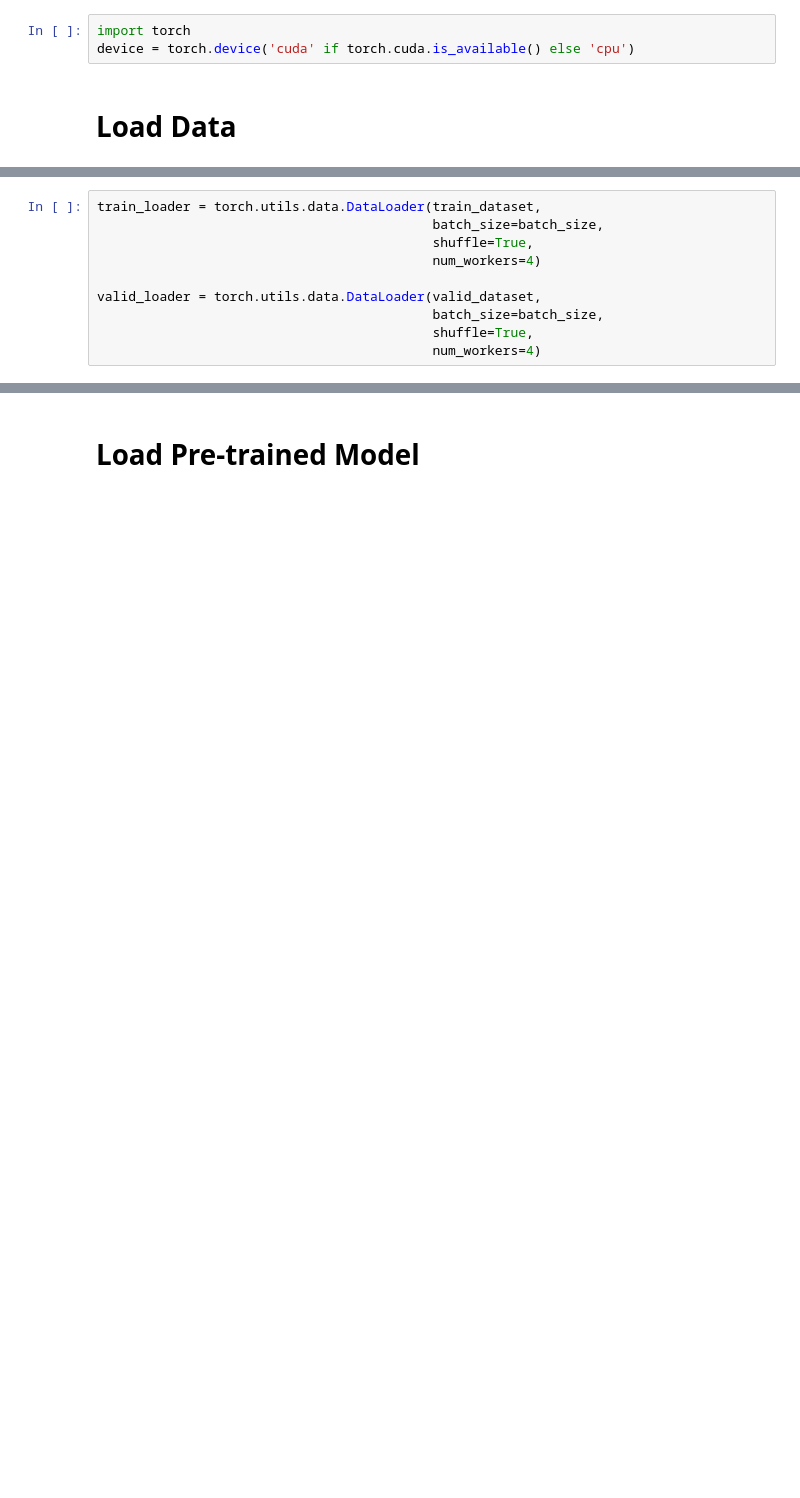
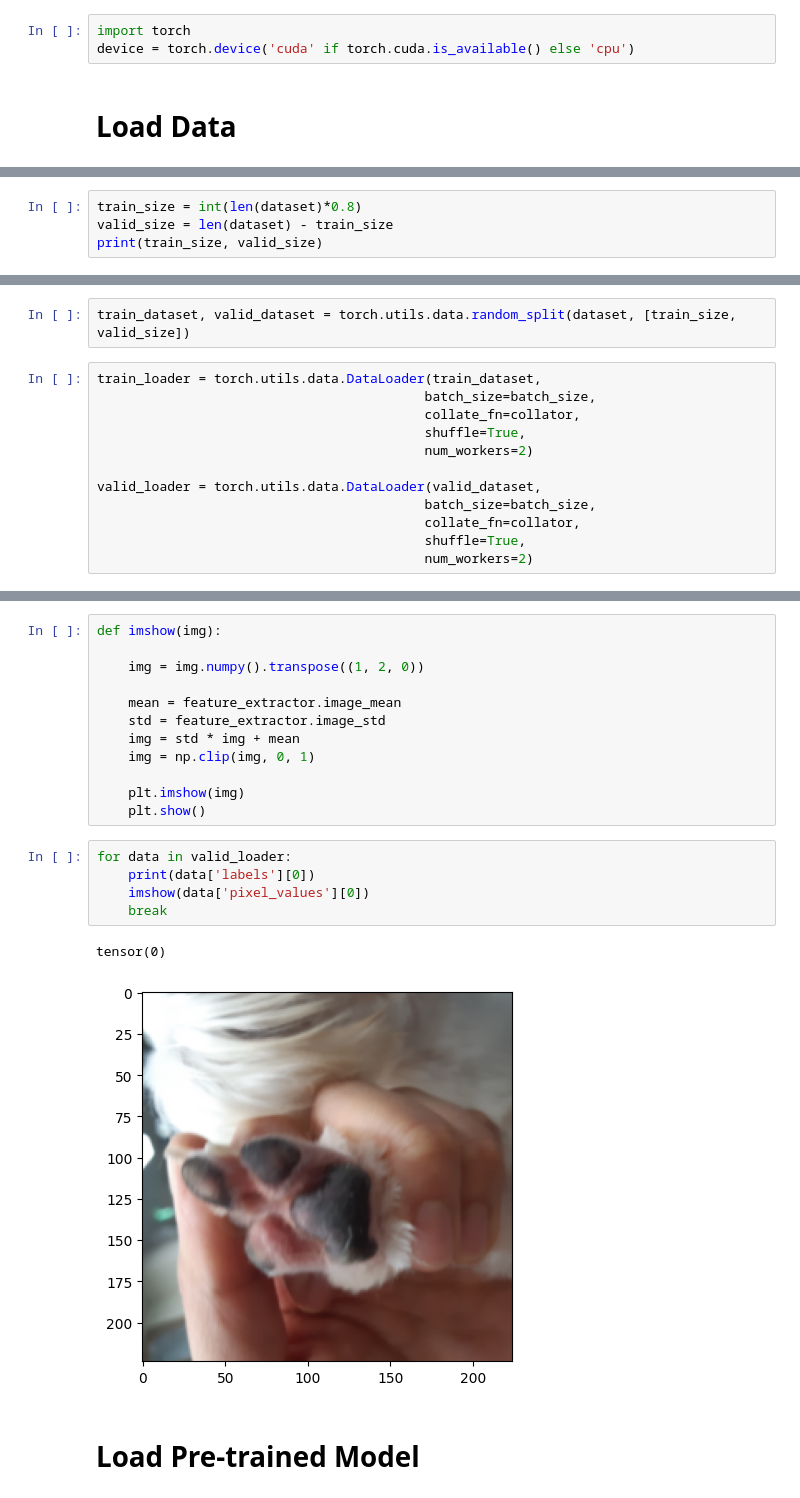
Before and after one commit to pal-ette/iPetPal, a Jupyter notebook: models/skin-disease-classification/skin_disease_ViT.ipynb, the cells around one changed output, grey strips where cells are left out. Cells and saved outputs as stored; diff of their text form; blank space fills up the shorter version.

```diff
--- a/models/skin-disease-classification/skin_disease_ViT.ipynb
+++ b/models/skin-disease-classification/skin_disease_ViT.ipynb
@@ -57,0 +77,4 @@ id2label[0]
+# %%
+train_size = int(len(dataset)*0.8)
+valid_size = len(dataset) - train_size
+print(train_size, valid_size)
@@ -58,10 +83,14 @@ id2label[0]
+# %%
+train_dataset, valid_dataset = torch.utils.data.random_split(dataset, [train_size, valid_size])
 # %%
 train_loader = torch.utils.data.DataLoader(train_dataset,
-                                           batch_size=batch_size,
-                                           shuffle=True,
-                                           num_workers=4)
+                                          batch_size=batch_size,
+                                          collate_fn=collator,
+                                          shuffle=True,
+                                          num_workers=2)
 
 valid_loader = torch.utils.data.DataLoader(valid_dataset,
-                                           batch_size=batch_size,
-                                           shuffle=True,
-                                           num_workers=4)
+                                          batch_size=batch_size,
+                                          collate_fn=collator,
+                                          shuffle=True,
+                                          num_workers=2)
@@ -68,2 +106,22 @@ valid_loader = torch.utils.data.DataLoader(valid_dataset,
+# %%
+def imshow(img):
+
+    img = img.numpy().transpose((1, 2, 0))
+
+    mean = feature_extractor.image_mean
+    std = feature_extractor.image_std
+    img = std * img + mean
+    img = np.clip(img, 0, 1)
+
+    plt.imshow(img)
+    plt.show()
+# %%
+for data in valid_loader:
+    print(data['labels'][0])
+    imshow(data['pixel_values'][0])
+    break
+# %% [output]
+tensor(0)
+[figure, added]
 # %% [markdown]
 # Load Pre-trained Model
```
Also changed, not shown: parts of 41 cells of this notebook.
